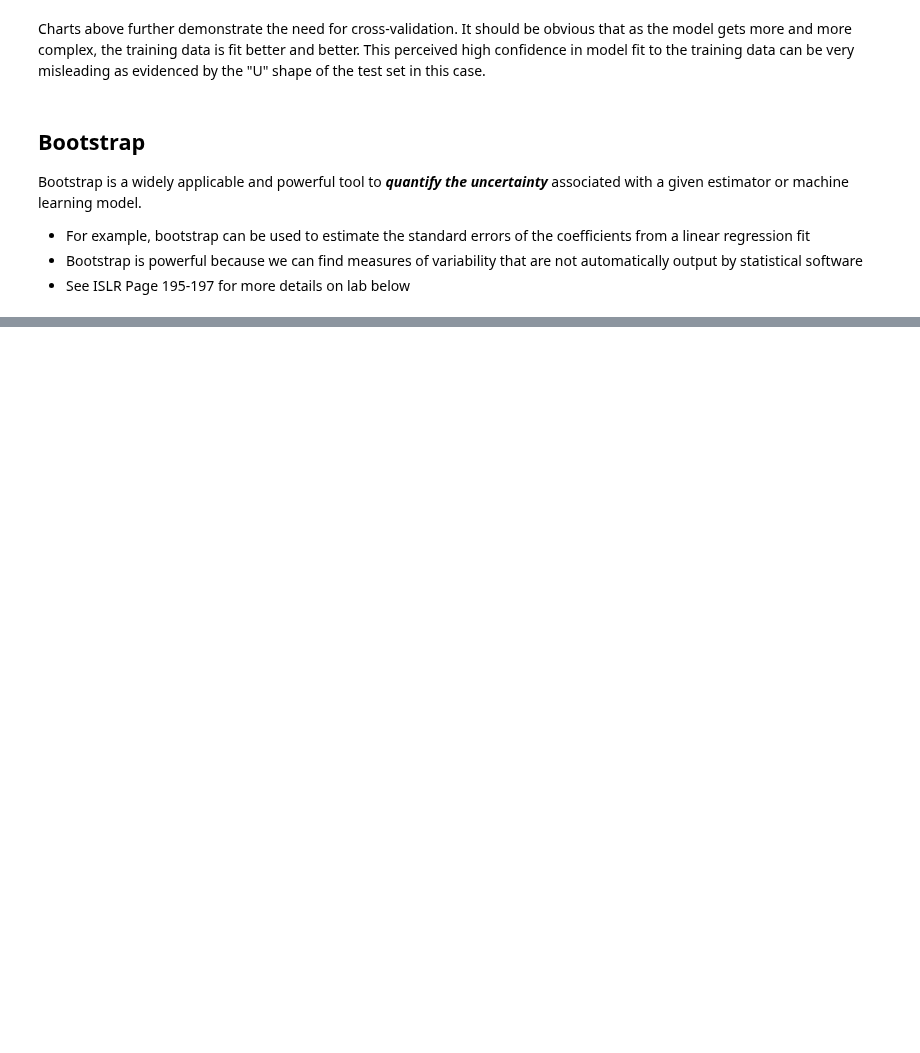
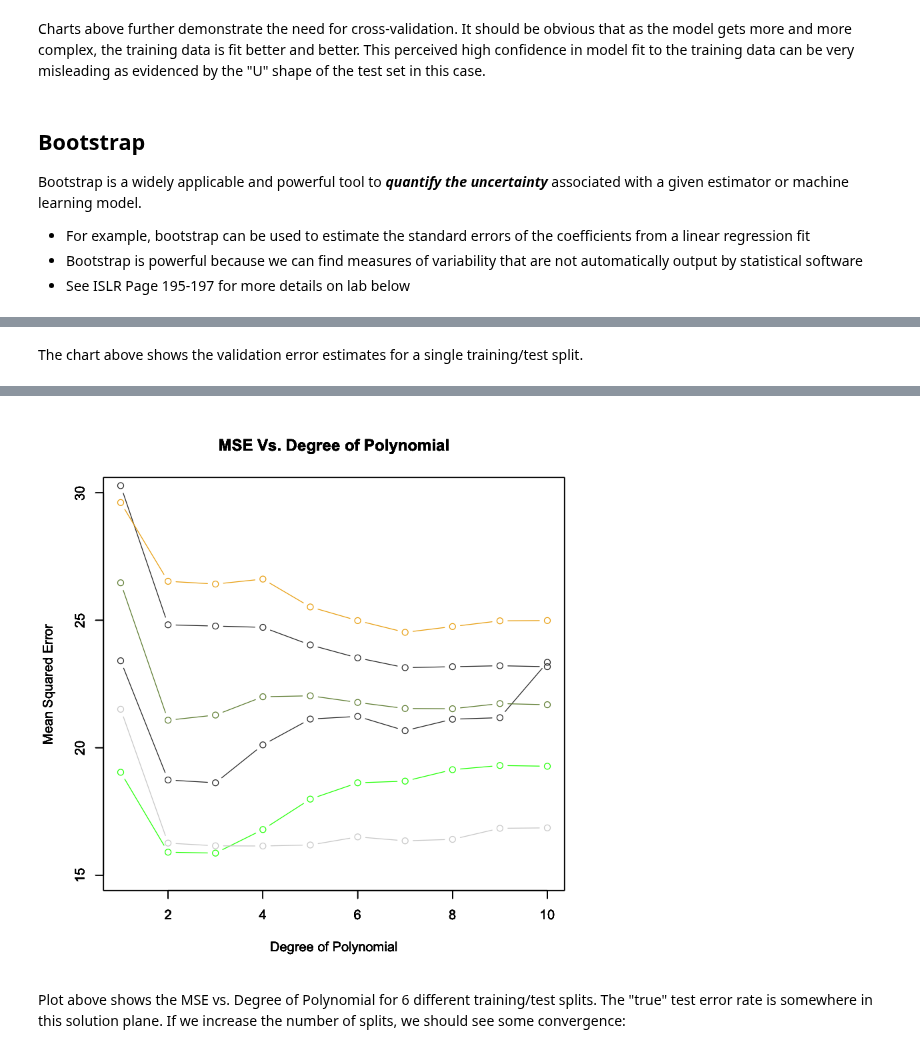
Before and after one commit to tjefferies/Masters, a Jupyter notebook: Resampling Methods.ipynb, the cells around one changed output, grey strips where cells are left out. Saved outputs shown, nothing was run; the diff lists cells and outputs as text; code cells hidden in the pictures; blank space fills up the shorter version.

```diff
--- a/Resampling Methods.ipynb
+++ b/Resampling Methods.ipynb
@@ -259,0 +402,37 @@ Bootstrap is a widely applicable and powerful tool to ***quantify the uncertaint
+# %% [markdown]
+The chart above shows the validation error estimates for a single training/test split.
+# %%
+poly_graphs <- vector("list", length = 6)
+for (i in 1:6) {
+    set.seed(sample(1:10000,1))
+    poly_Test <- integer(10)
+    spec <- c(train = .8, test = .2)
+
+    g <- sample(cut(
+      seq(nrow(Auto)),
+      nrow(Auto)*cumsum(c(0,spec)),
+      labels = names(spec)
+    ))
+
+    split_data_set <- split(Auto, g)
+    for (j in 1:10) {
+        temp_model <- lm(mpg~poly(horsepower,j), data=split_data_set$train)
+        poly_Test[j] <- mean((split_data_set$test$mpg - predict(temp_model, split_data_set$test))^2)
+    }
+
+    poly_graphs[[i]] <- poly_Test
+}
+# %%
+color <- colors()[sample(1:600,6)]
+# %%
+for (i in 1:6) {
+  par(new=T)
+  plot(poly_graphs[[i]],
+       col=color[i],
+       type='b',
+       ylim=c(15,30),
+       ylab="Mean Squared Error",
+       xlab="Degree of Polynomial",
+       main='MSE Vs. Degree of Polynomial')
+}
+# %% [output]
@@ -259,0 +441,3 @@ Bootstrap is a widely applicable and powerful tool to ***quantify the uncertaint
+[figure, added]
+# %% [markdown]
+Plot above shows the MSE vs. Degree of Polynomial for 6 different training/test splits. The "true" test error rate is somewhere in this solution plane. If we increase the number of splits, we should see some convergence:
```
Also changed, not shown: parts of 44 cells of this notebook.
